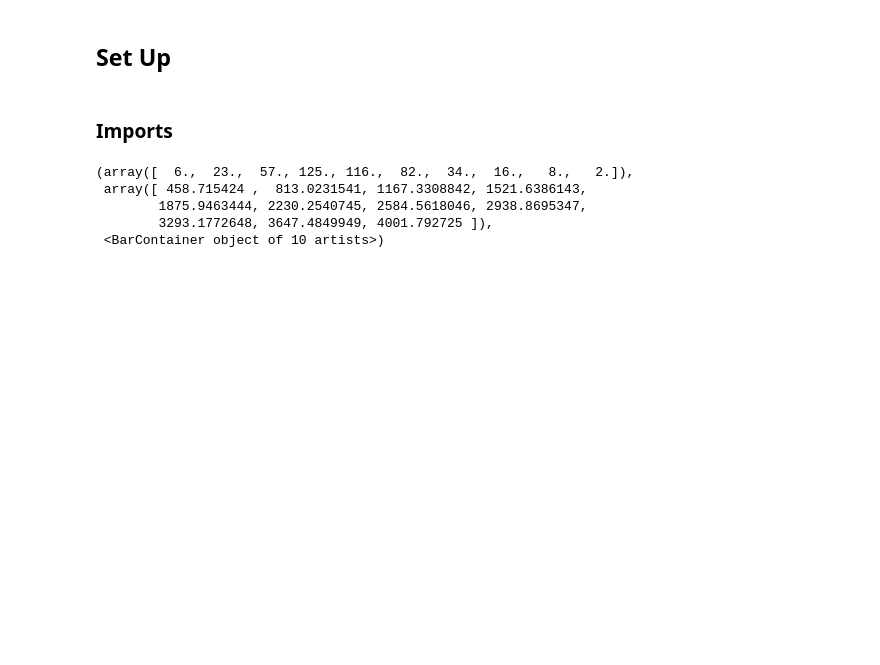
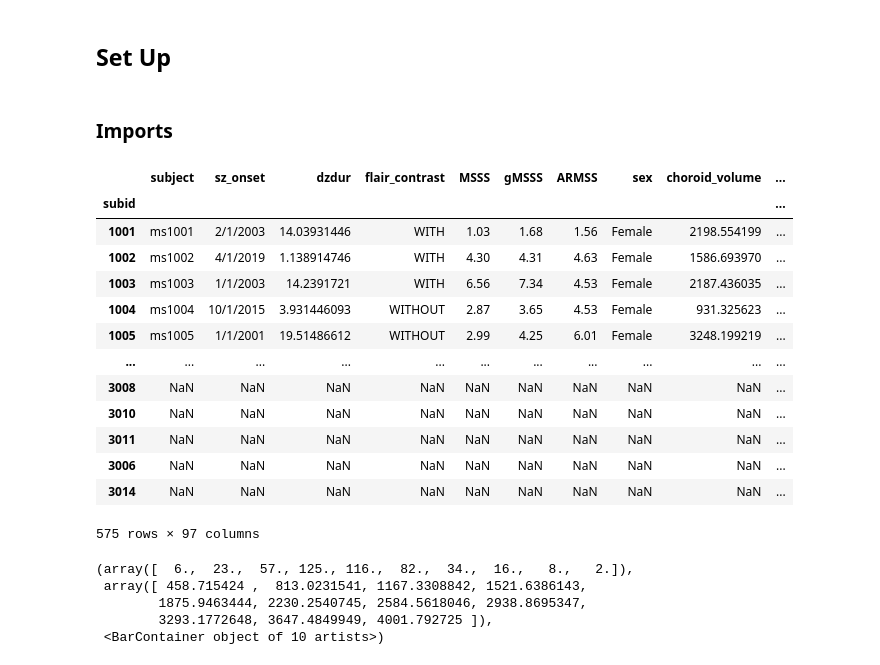
Before and after one commit to srs328/ms_mri, a Jupyter notebook: analysis/thalamus/results/0-Basic_statistics.ipynb, the cells around one changed output. Saved outputs shown, nothing was run; the diff lists cells and outputs as text; code cells hidden in the pictures; blank space fills up the shorter version.

```diff
--- a/analysis/thalamus/results/0-Basic_statistics.ipynb
+++ b/analysis/thalamus/results/0-Basic_statistics.ipynb
@@ -48,6 +48,24 @@ import pingouin as pg
 t1_data = pd.read_csv("/home/srs-9/Projects/ms_mri/analysis/paper1/data0/t1_data_full.csv", index_col='subid')
 flair_data = pd.read_csv("/home/srs-9/Projects/ms_mri/analysis/paper1/data0/flair_data_full.csv", index_col="subid")
 t1_flair_data = pd.read_csv("/home/srs-9/Projects/ms_mri/analysis/paper1/data0/t1_flair_data_full.csv", index_col="subid")
+# %%
+check = t1_data.iloc[:10]
+t1_data
+# %% [output]
+|  | subject | sz_onset | dzdur | flair_contrast | MSSS | gMSSS | ARMSS | sex | choroid_volume | ... |
+| subid |  |  |  |  |  |  |  |  |  | ... |
+| 1001 | ms1001 | 2/1/2003 | 14.03931446 | WITH | 1.03 | 1.68 | 1.56 | Female | 2198.554199 | ... |
+| 1002 | ms1002 | 4/1/2019 | 1.138914746 | WITH | 4.30 | 4.31 | 4.63 | Female | 1586.693970 | ... |
+| 1003 | ms1003 | 1/1/2003 | 14.2391721 | WITH | 6.56 | 7.34 | 4.53 | Female | 2187.436035 | ... |
+| 1004 | ms1004 | 10/1/2015 | 3.931446093 | WITHOUT | 2.87 | 3.65 | 4.53 | Female | 931.325623 | ... |
+| 1005 | ms1005 | 1/1/2001 | 19.51486612 | WITHOUT | 2.99 | 4.25 | 6.01 | Female | 3248.199219 | ... |
+| ... | ... | ... | ... | ... | ... | ... | ... | ... | ... | ... |
+| 3008 | NaN | NaN | NaN | NaN | NaN | NaN | NaN | NaN | NaN | ... |
+| 3010 | NaN | NaN | NaN | NaN | NaN | NaN | NaN | NaN | NaN | ... |
+| 3011 | NaN | NaN | NaN | NaN | NaN | NaN | NaN | NaN | NaN | ... |
+| 3006 | NaN | NaN | NaN | NaN | NaN | NaN | NaN | NaN | NaN | ... |
+| 3014 | NaN | NaN | NaN | NaN | NaN | NaN | NaN | NaN | NaN | ... |
+575 rows × 97 columns
 # %%
 plt.hist(t1_data.choroid_volume)
 plt.hist(flair_data.choroid_volume)
```
Also changed, not shown: 3 other files.
